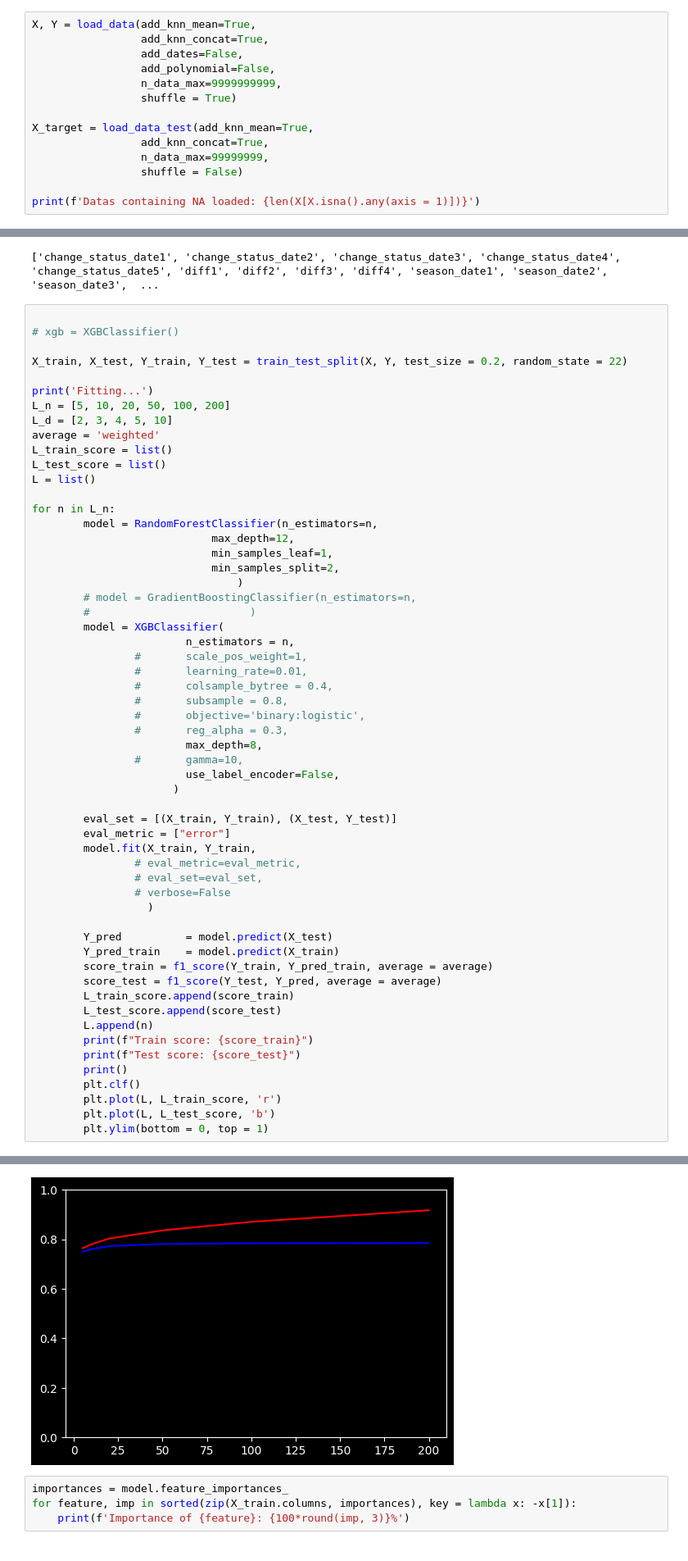
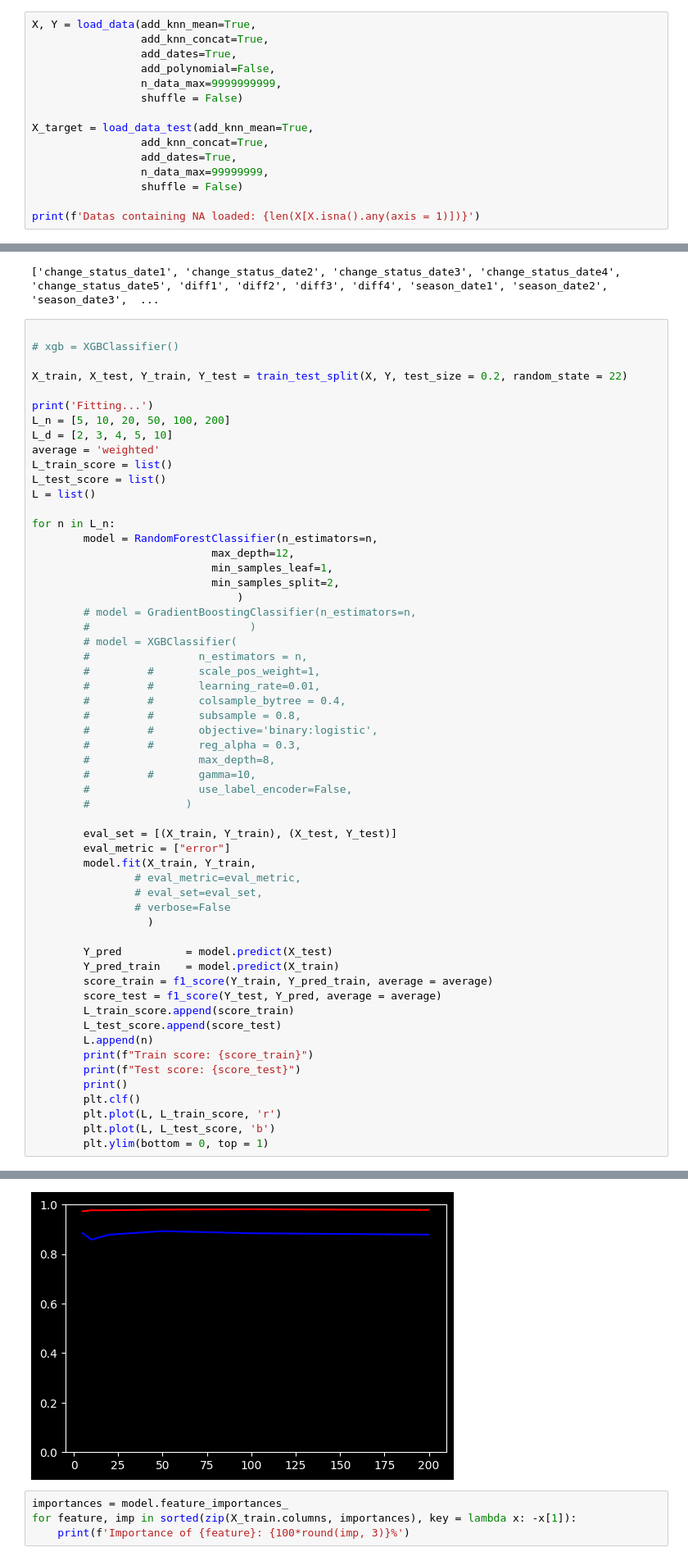
Before and after one commit to maxime7770/ML-Competition, a Jupyter notebook: eval_model.ipynb, the cells around one changed output, grey strips where cells are left out. Shown at 82% size. Cells and saved outputs as stored; diff of their text form.

```diff
--- a/eval_model.ipynb
+++ b/eval_model.ipynb
@@ -37,13 +37,14 @@ from utils import plot_cluster, load_list, save_list, load_data, load_data_test
 # %%
 X, Y = load_data(add_knn_mean=True,
                  add_knn_concat=True,
-                 add_dates=False,
+                 add_dates=True,
                  add_polynomial=False,
                  n_data_max=9999999999,
-                 shuffle = True)
+                 shuffle = False)
 
 X_target = load_data_test(add_knn_mean=True,
                  add_knn_concat=True,
+                 add_dates=True,
                  n_data_max=99999999,
                  shuffle = False)
 
@@ -88,18 +99,18 @@ for n in L_n:
                                 )
         # model = GradientBoostingClassifier(n_estimators=n,
         #                         )
-        model = XGBClassifier(
-                        n_estimators = n,
-                #       scale_pos_weight=1,
-                #       learning_rate=0.01,
-                #       colsample_bytree = 0.4,
-                #       subsample = 0.8,
-                #       objective='binary:logistic',
-                #       reg_alpha = 0.3,
-                        max_depth=8,
-                #       gamma=10,
-                        use_label_encoder=False,
-                      )
+        # model = XGBClassifier(
+        #                 n_estimators = n,
+        #         #       scale_pos_weight=1,
+        #         #       learning_rate=0.01,
+        #         #       colsample_bytree = 0.4,
+        #         #       subsample = 0.8,
+        #         #       objective='binary:logistic',
+        #         #       reg_alpha = 0.3,
+        #                 max_depth=8,
+        #         #       gamma=10,
+        #                 use_label_encoder=False,
+        #               )
 
         eval_set = [(X_train, Y_train), (X_test, Y_test)]
         eval_metric = ["error"]
@@ -144,4 +156,4 @@ Test score: 0.784793794396934
-[figure, old version]
+[figure, new version]
 # %%
 importances = model.feature_importances_
 for feature, imp in sorted(zip(X_train.columns, importances), key = lambda x: -x[1]):
```
Also changed, not shown: parts of 7 cells of this notebook, 5 other files.
